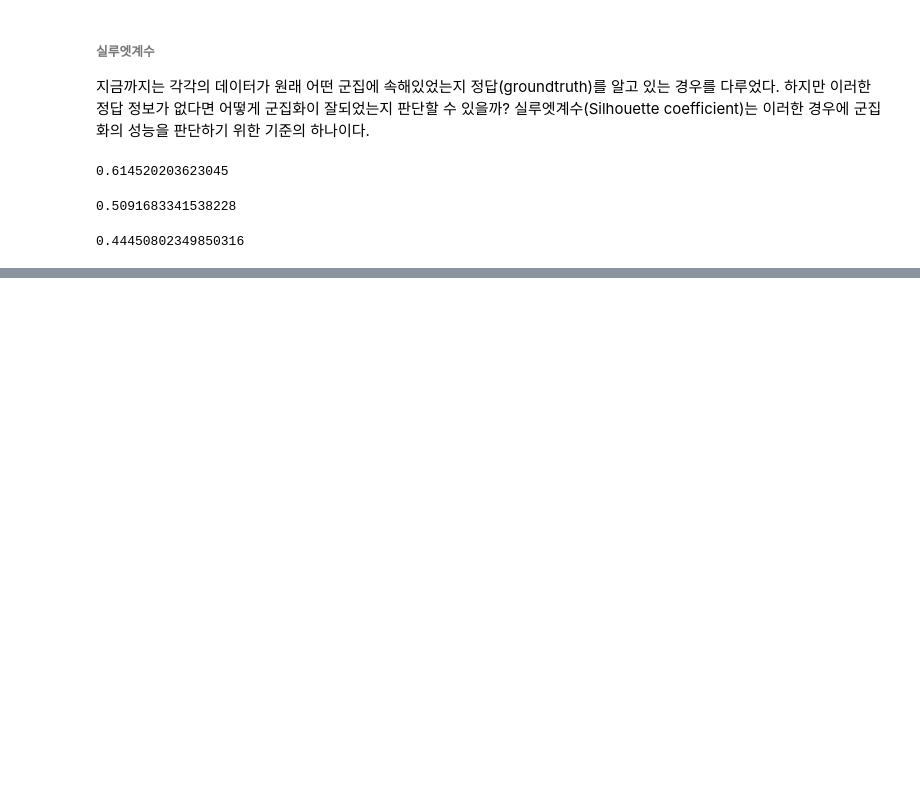
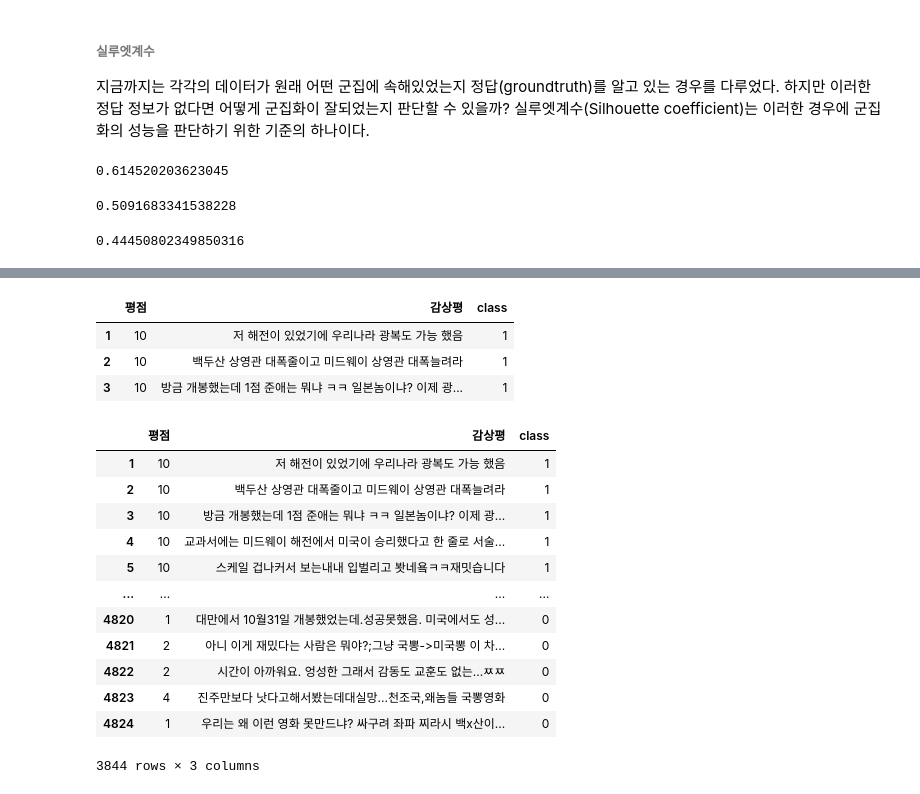
Before and after one commit to dain1403/Machine-Learning, a Jupyter notebook: re기계 학습 실기 평가.ipynb, the cells around one changed output, grey strips where cells are left out. Cells and saved outputs as stored; diff of their text form; code cells hidden in the pictures; blank space fills up the shorter version.

```diff
--- a/re기계 학습 실기 평가.ipynb
+++ b/re기계 학습 실기 평가.ipynb
@@ -278,0 +330,3 @@ average_score4
+# %%
+negative = data['평점'] <= 7
+negative
@@ -278,0 +346,3 @@ average_score4
+# %%
+midway_pos = data[positive]
+midway_pos
@@ -278,0 +363,28 @@ average_score4
+# %%
+midway_pos['class'] = np.ones(len(midway_pos),int)  ## 1로 초기화된 배열을 생성
+midway_pos.head(3)
+# %% [output]
+|  | 평점 | 감상평 | class |
+| 1 | 10 | 저 해전이 있었기에 우리나라 광복도 가능 했음 | 1 |
+| 2 | 10 | 백두산 상영관 대폭줄이고 미드웨이 상영관 대폭늘려라 | 1 |
+| 3 | 10 | 방금 개봉했는데 1점 준애는 뭐냐 ㅋㅋ 일본놈이냐? 이제 광... | 1 |
+# %%
+midway_neg = data[negative]
+midway_neg['class'] = np.zeros(len(midway_neg), int)
+# %%
+midway_df = pd.concat([midway_pos, midway_neg])  ##dataFrame 합치기
+midway_df
+# %% [output]
+|  | 평점 | 감상평 | class |
+| 1 | 10 | 저 해전이 있었기에 우리나라 광복도 가능 했음 | 1 |
+| 2 | 10 | 백두산 상영관 대폭줄이고 미드웨이 상영관 대폭늘려라 | 1 |
+| 3 | 10 | 방금 개봉했는데 1점 준애는 뭐냐 ㅋㅋ 일본놈이냐? 이제 광... | 1 |
+| 4 | 10 | 교과서에는 미드웨이 해전에서 미국이 승리했다고 한 줄로 서술... | 1 |
+| 5 | 10 | 스케일 겁나커서 보는내내 입벌리고 봣네욬ㅋㅋ재밋습니다 | 1 |
+| ... | ... | ... | ... |
+| 4820 | 1 | 대만에서 10월31일 개봉했었는데.성공못했음. 미국에서도 성... | 0 |
+| 4821 | 2 | 아니 이게 재밌다는 사람은 뭐야?;그냥 국뽕->미국뽕 이 차... | 0 |
+| 4822 | 2 | 시간이 아까워요. 엉성한 그래서 감동도 교훈도 없는...ㅉㅉ | 0 |
+| 4823 | 4 | 진주만보다 낫다고해서봤는데대실망...천조국,왜놈들 국뽕영화 | 0 |
+| 4824 | 1 | 우리는 왜 이런 영화 못만드냐? 싸구려 좌파 찌라시 백x산이... | 0 |
+3844 rows × 3 columns
```
Also changed, not shown: parts of 14 cells of this notebook.
